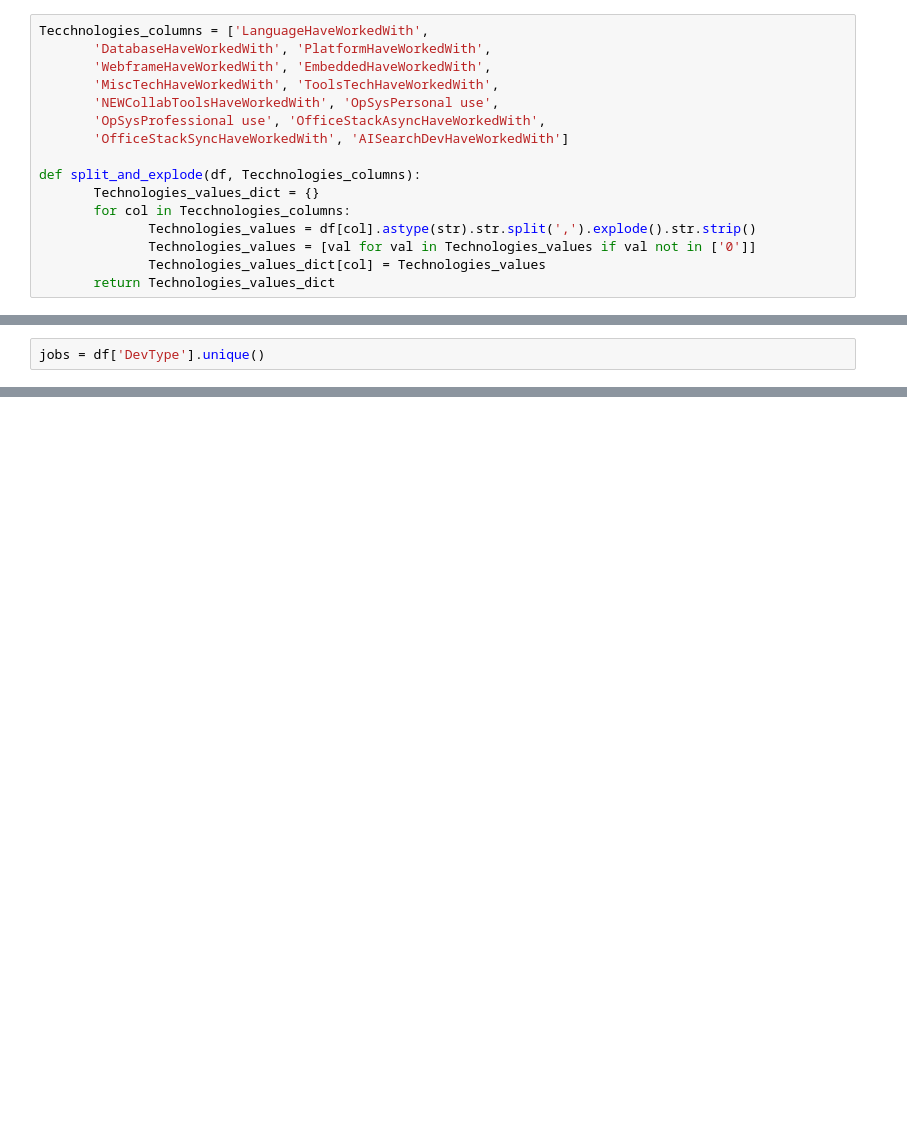
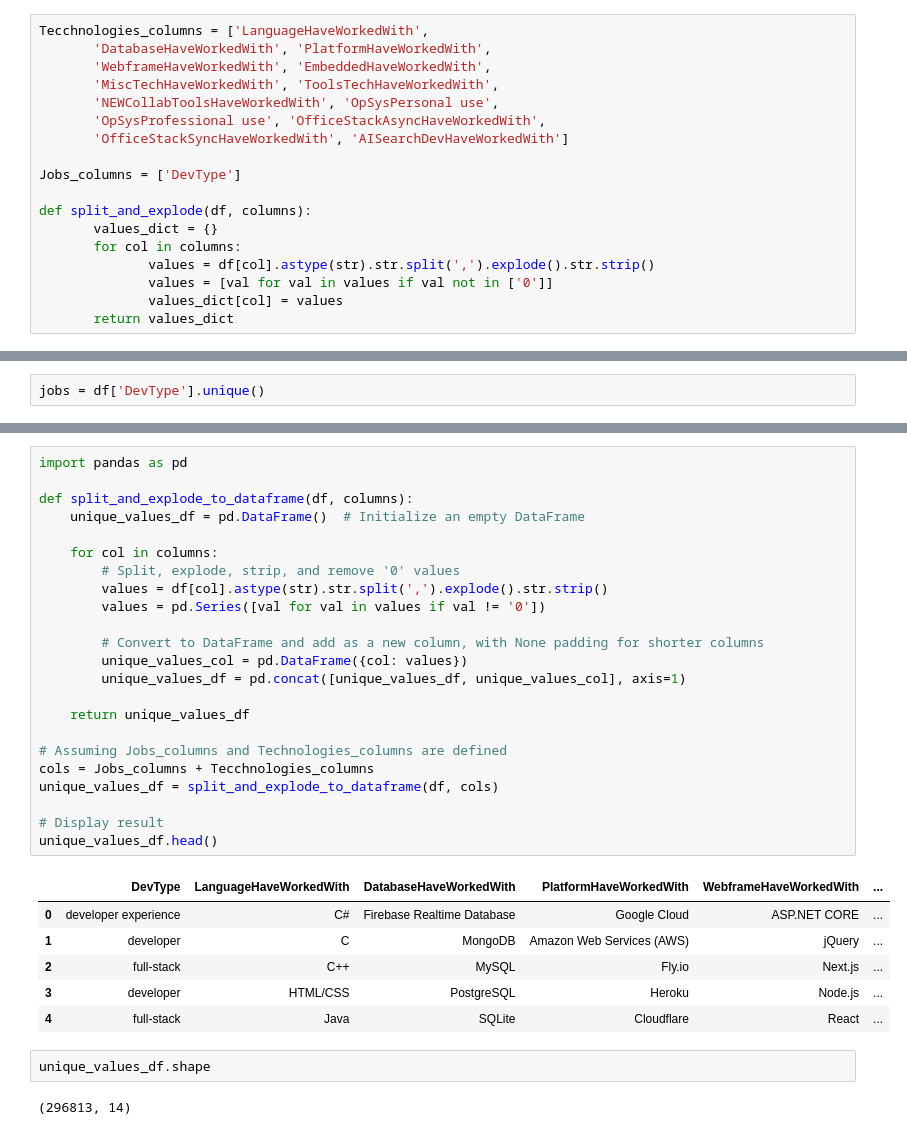
Before and after one commit to YoussefMakram27/Stack_overflow_survey_2024, a Jupyter notebook: 03_data_analysis.ipynb, the cells around one changed output, grey strips where cells are left out. Cells and saved outputs as stored; diff of their text form; blank space fills up the shorter version.

```diff
--- a/03_data_analysis.ipynb
+++ b/03_data_analysis.ipynb
@@ -17,13 +16,15 @@ Tecchnologies_columns = ['LanguageHaveWorkedWith',
        'OpSysProfessional use', 'OfficeStackAsyncHaveWorkedWith',
        'OfficeStackSyncHaveWorkedWith', 'AISearchDevHaveWorkedWith']
 
-def split_and_explode(df, Tecchnologies_columns):
-       Technologies_values_dict = {}
-       for col in Tecchnologies_columns:
-              Technologies_values = df[col].astype(str).str.split(',').explode().str.strip()
-              Technologies_values = [val for val in Technologies_values if val not in ['0']]
-              Technologies_values_dict[col] = Technologies_values
-       return Technologies_values_dict
+Jobs_columns = ['DevType']
+
+def split_and_explode(df, columns):
+       values_dict = {}
+       for col in columns:
+              values = df[col].astype(str).str.split(',').explode().str.strip()
+              values = [val for val in values if val not in ['0']]
+              values_dict[col] = values
+       return values_dict
 # %%
 import pandas as pd
 import numpy as np
@@ -84,0 +139,34 @@ fig.show()
+# %%
+import pandas as pd
+
+def split_and_explode_to_dataframe(df, columns):
+    unique_values_df = pd.DataFrame()  # Initialize an empty DataFrame
+
+    for col in columns:
+        # Split, explode, strip, and remove '0' values
+        values = df[col].astype(str).str.split(',').explode().str.strip()
+        values = pd.Series([val for val in values if val != '0'])
+
+        # Convert to DataFrame and add as a new column, with None padding for shorter columns
+        unique_values_col = pd.DataFrame({col: values})
+        unique_values_df = pd.concat([unique_values_df, unique_values_col], axis=1)
+
+    return unique_values_df
+
+# Assuming Jobs_columns and Technologies_columns are defined
+cols = Jobs_columns + Tecchnologies_columns
+unique_values_df = split_and_explode_to_dataframe(df, cols)
+
+# Display result
+unique_values_df.head()
+# %% [output]
+|  | DevType | LanguageHaveWorkedWith | DatabaseHaveWorkedWith | PlatformHaveWorkedWith | WebframeHaveWorkedWith | ... |
+| 0 | developer experience | C# | Firebase Realtime Database | Google Cloud | ASP.NET CORE | ... |
+| 1 | developer | C | MongoDB | Amazon Web Services (AWS) | jQuery | ... |
+| 2 | full-stack | C++ | MySQL | Fly.io | Next.js | ... |
+| 3 | developer | HTML/CSS | PostgreSQL | Heroku | Node.js | ... |
+| 4 | full-stack | Java | SQLite | Cloudflare | React | ... |
+# %%
+unique_values_df.shape
+# %% [output]
+(296813, 14)
```
Also changed, not shown: parts of 18 cells of this notebook, 2 other files.
